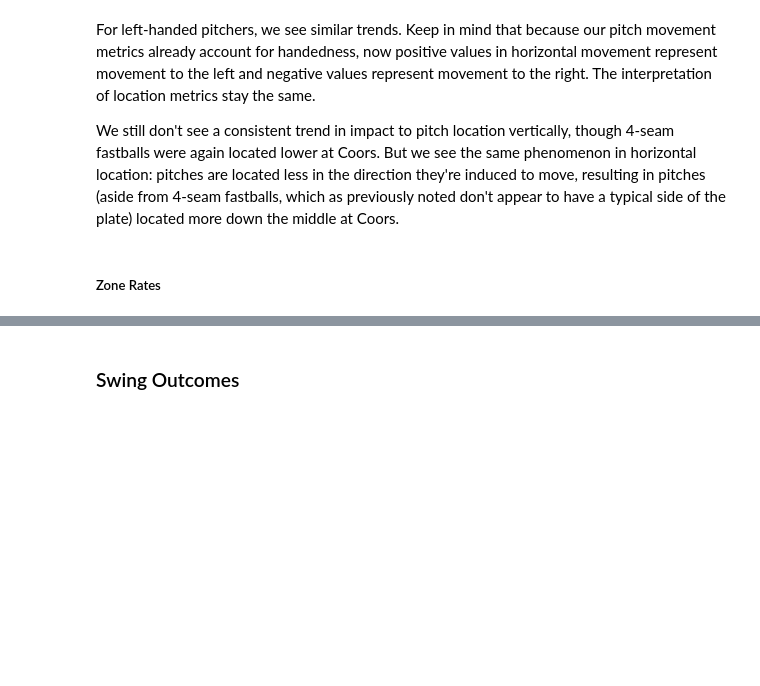
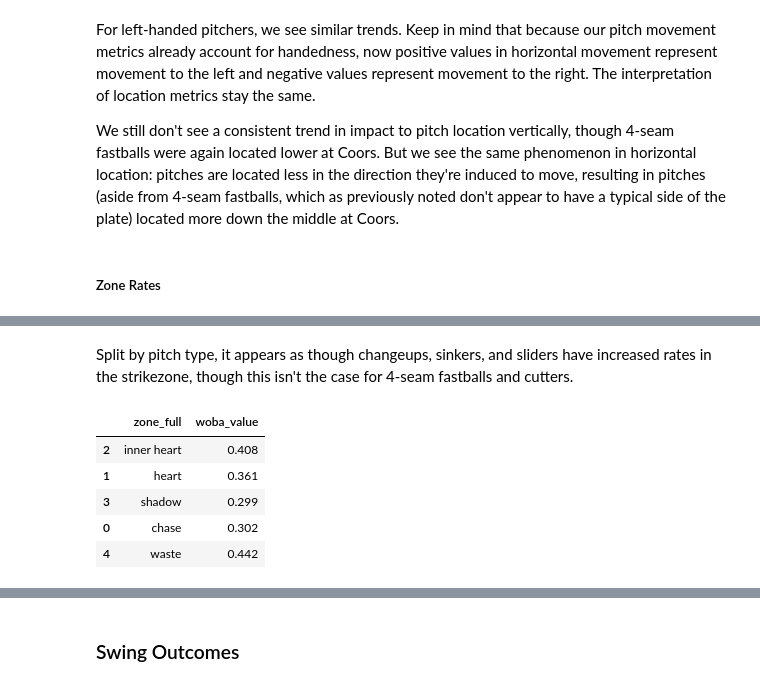
Before and after one commit to skparagas/Coors-Hangover-Effect, a Jupyter notebook: report.ipynb, the cells around one changed output, grey strips where cells are left out. Saved outputs shown, nothing was run; the diff lists cells and outputs as text; code cells hidden in the pictures; blank space fills up the shorter version.

```diff
--- a/report.ipynb
+++ b/report.ipynb
@@ -391,0 +423,11 @@ We still don't see a consistent trend in impact to pitch location vertically, th
+# %% [markdown]
+Split by pitch type, it appears as though changeups, sinkers, and sliders have increased rates in the strikezone, though this isn't the case for 4-seam fastballs and cutters.
+# %%
+df[df['zone_full'] != 'error'].groupby('zone_full')['woba_value'].mean().reset_index().round(3).sort_values(by='zone_full', key=lambda x: x.map(zone_order))
+# %% [output]
+|  | zone_full | woba_value |
+| 2 | inner heart | 0.408 |
+| 1 | heart | 0.361 |
+| 3 | shadow | 0.299 |
+| 0 | chase | 0.302 |
+| 4 | waste | 0.442 |
```
Also changed, not shown: parts of 8 cells of this notebook, 1 other file.
